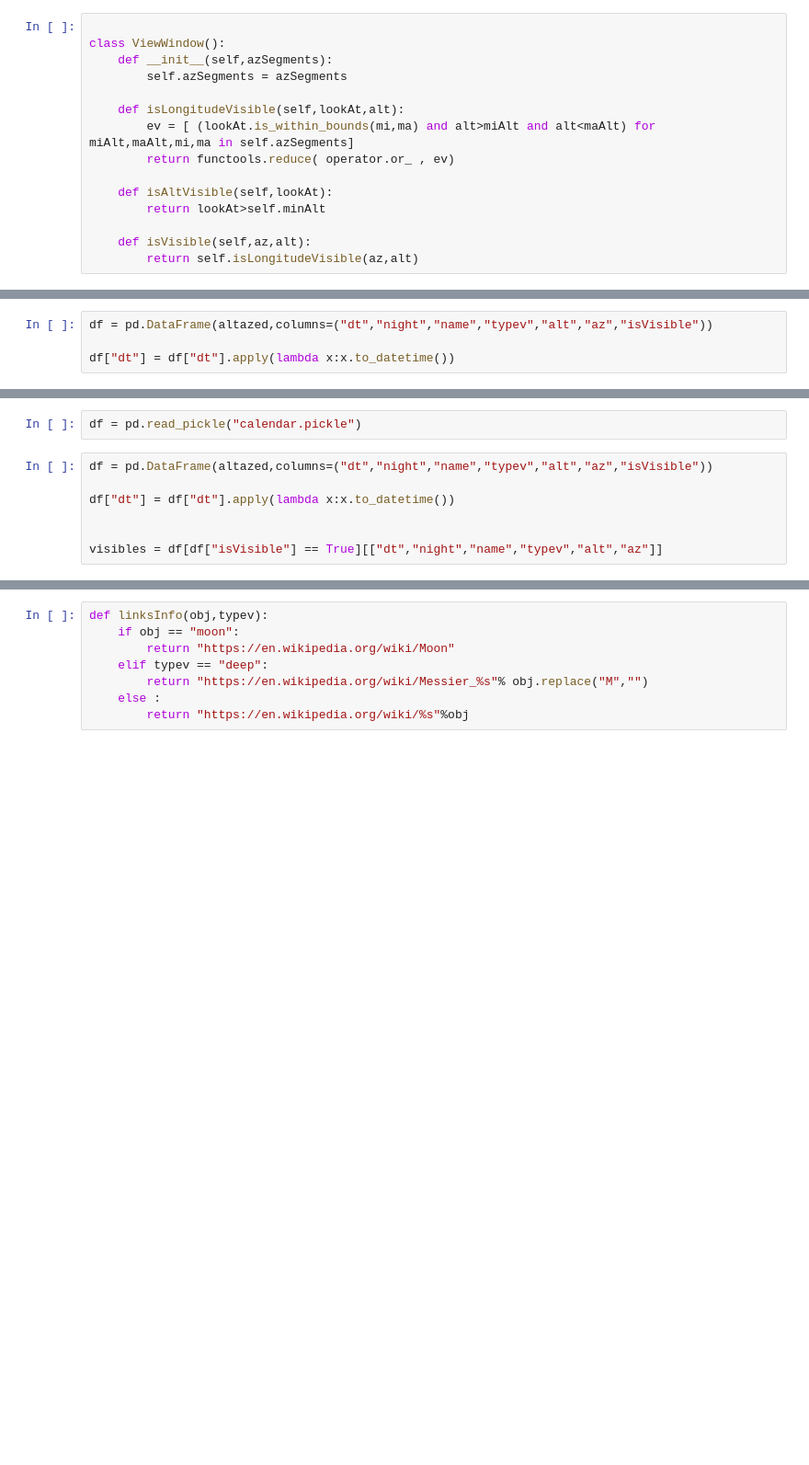
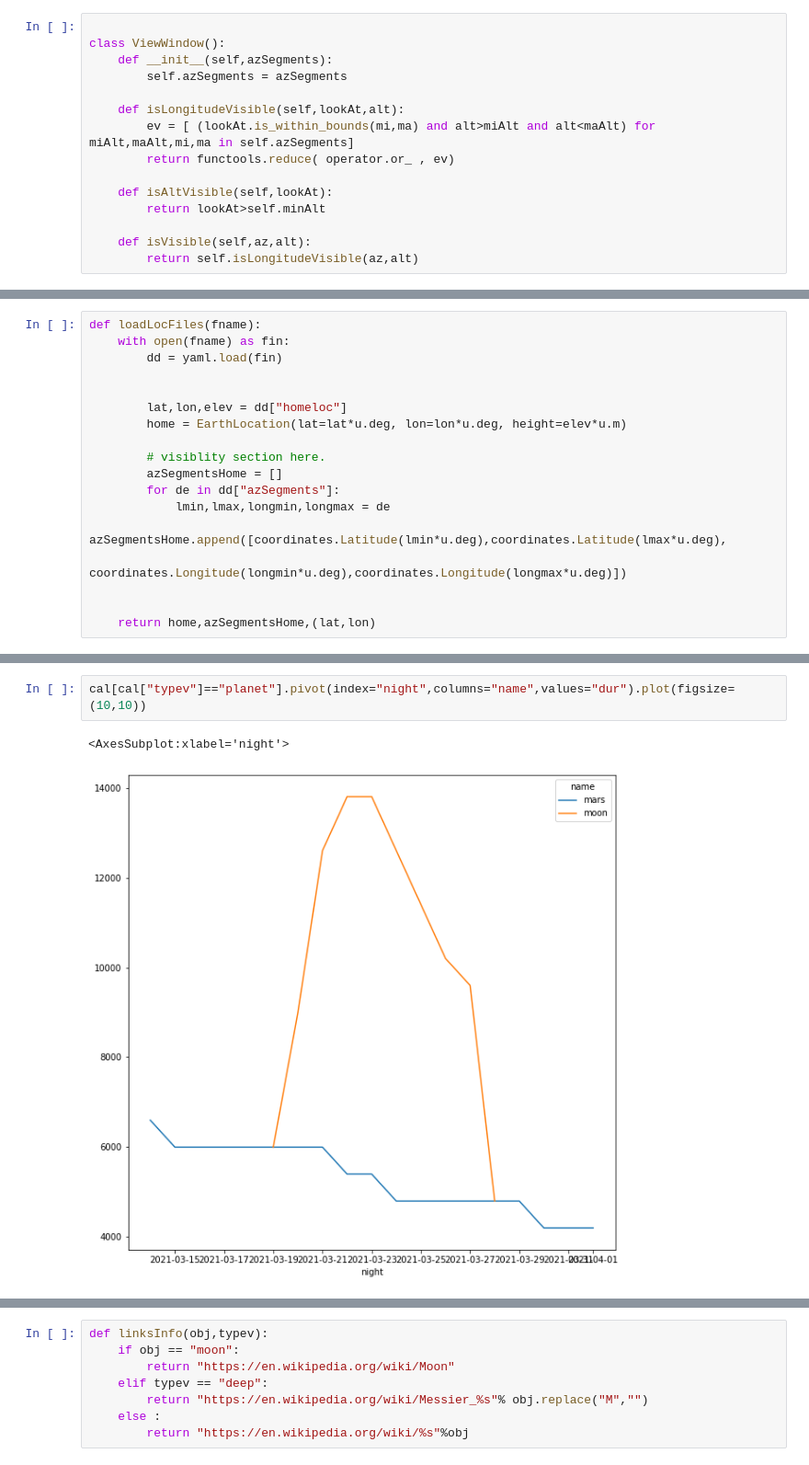
Before and after one commit to fanff/astroScop, a Jupyter notebook: starPos.ipynb, the cells around one changed output, grey strips where cells are left out. Shown at 92% size. Cells and saved outputs as stored; diff of their text form; blank space fills up the shorter version.

```diff
--- a/starPos.ipynb
+++ b/starPos.ipynb
@@ -147,4 +115,0 @@ print(time.time()-nw)
-# %%
-df = pd.DataFrame(altazed,columns=("dt","night","name","typev","alt","az","isVisible"))
-
-df["dt"] = df["dt"].apply(lambda x:x.to_datetime())
@@ -156,9 +115,0 @@ df.to_pickle("calendar_%s_%s.pickle"%(STARTDATE,ENDDATE))
-# %%
-df = pd.read_pickle("calendar.pickle")
-# %%
-df = pd.DataFrame(altazed,columns=("dt","night","name","typev","alt","az","isVisible"))
-
-df["dt"] = df["dt"].apply(lambda x:x.to_datetime())
-
-
-visibles = df[df["isVisible"] == True][["dt","night","name","typev","alt","az"]]
@@ -224,0 +118,18 @@ import datetime
+# %%
+def loadLocFiles(fname):
+    with open(fname) as fin:
+        dd = yaml.load(fin)
+
+
+        lat,lon,elev = dd["homeloc"]
+        home = EarthLocation(lat=lat*u.deg, lon=lon*u.deg, height=elev*u.m)
+
+        # visiblity section here.
+        azSegmentsHome = []
+        for de in dd["azSegments"]:
+            lmin,lmax,longmin,longmax = de
+            azSegmentsHome.append([coordinates.Latitude(lmin*u.deg),coordinates.Latitude(lmax*u.deg),
+                                    coordinates.Longitude(longmin*u.deg),coordinates.Longitude(longmax*u.deg)])
+
+
+    return home,azSegmentsHome,(lat,lon)
@@ -224,0 +365,5 @@ import datetime
+# %%
+cal[cal["typev"]=="planet"].pivot(index="night",columns="name",values="dur").plot(figsize=(10,10))
+# %% [output]
+<AxesSubplot:xlabel='night'>
+[figure, added]
```
Also changed, not shown: parts of 35 cells of this notebook, 9 other files.
